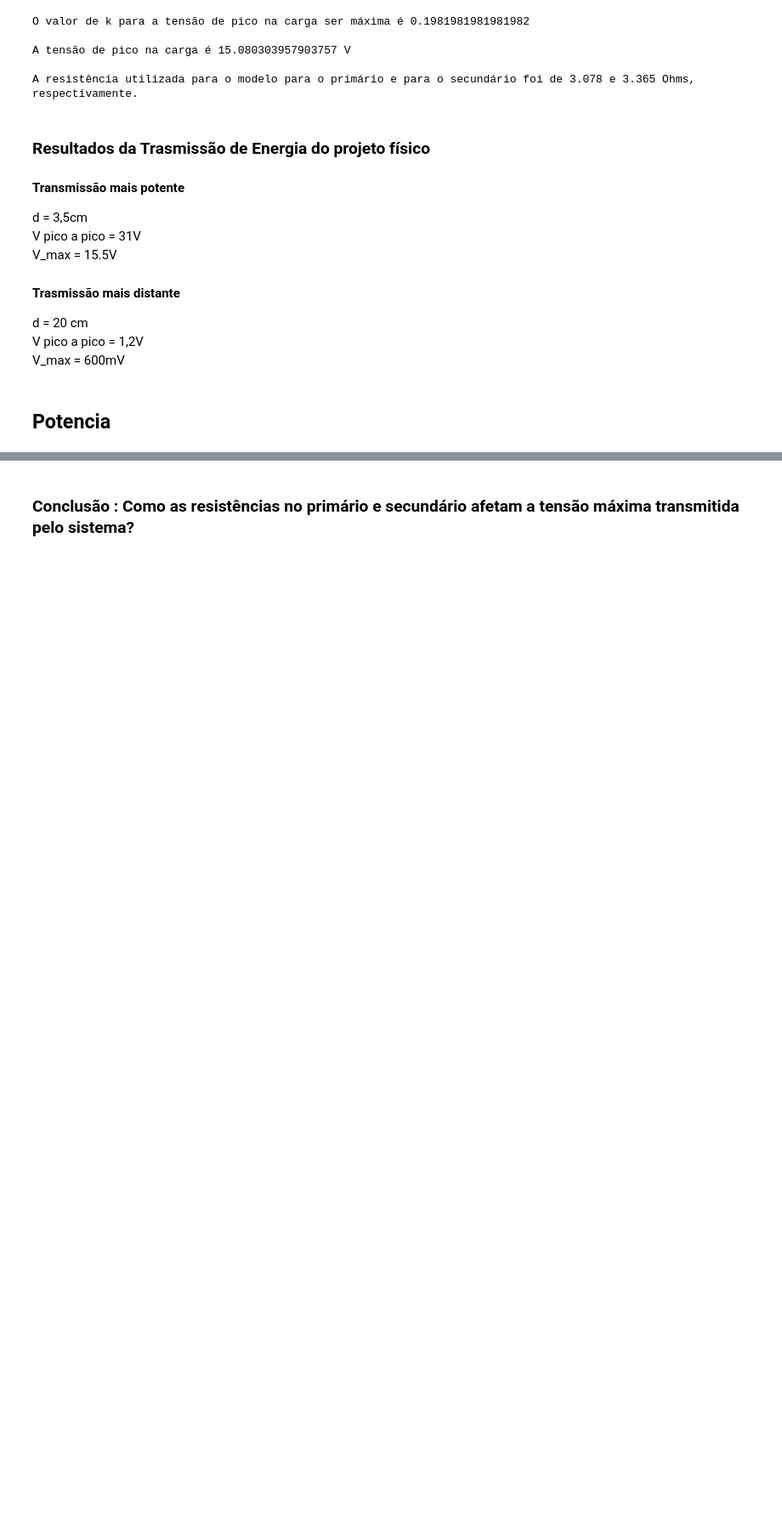
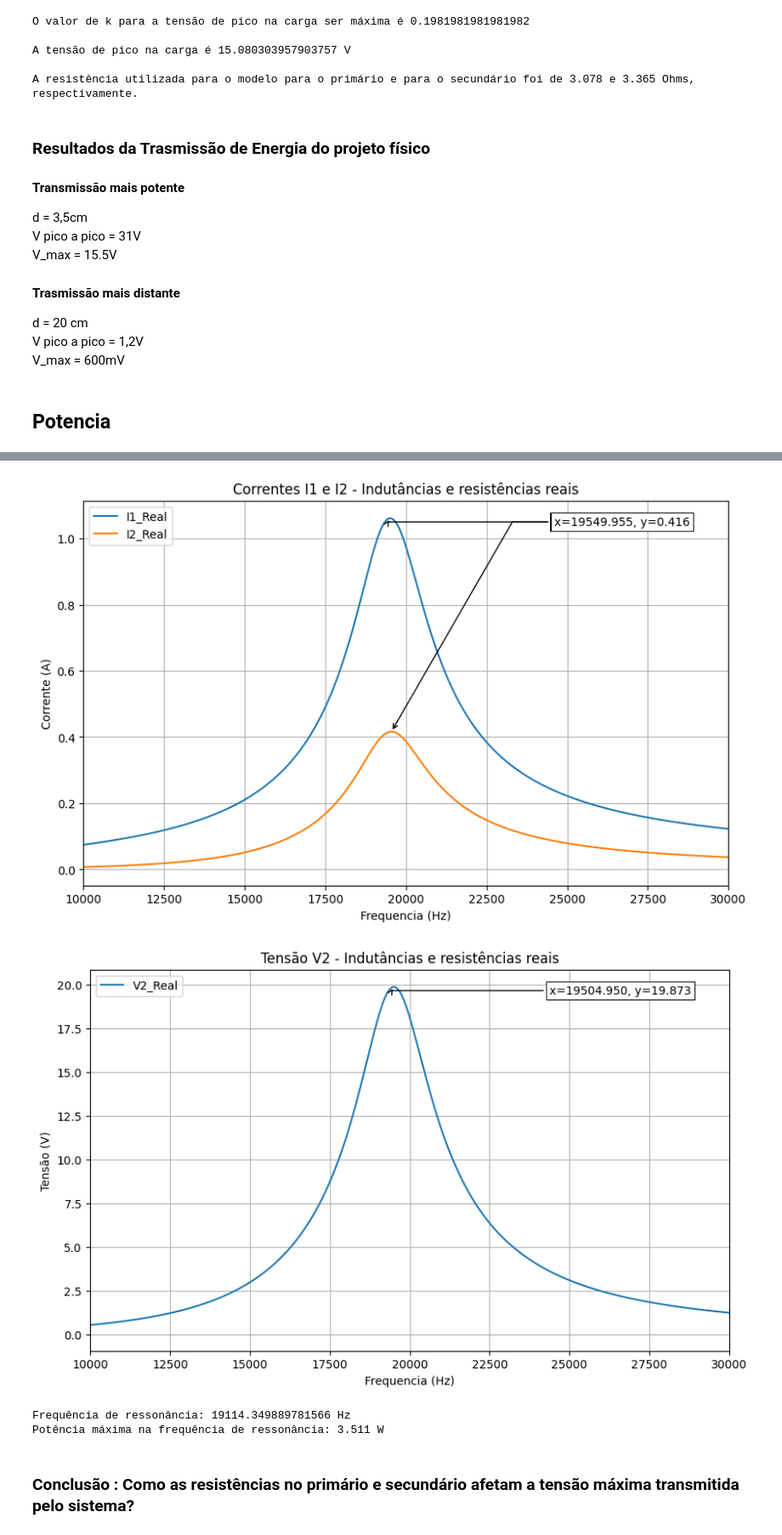
Before and after one commit to gustavoeso/Projeto_mag_2023.2, a Jupyter notebook: projeto.ipynb, the cells around one changed output, grey strips where cells are left out. Shown at 85% size. Saved outputs shown, nothing was run; the diff lists cells and outputs as text; code cells hidden in the pictures; blank space fills up the shorter version.

```diff
--- a/projeto.ipynb
+++ b/projeto.ipynb
@@ -472,3 +441,64 @@ plt.show()
+# %%
+# Parâmetros do circuito
+R1 = 1.620
+R2 = 1.771
+L1 = 0.0004622
+L2 = 0.0004622
+Rc = 100
+K_ideal = 0.1981981981981982
+C = 150e-9
+lista_freq = np.linspace(10000, 100000, 10000)
+
+# Listas para armazenar valores
+lista_i1_2 = []
+lista_i2_2 = []
+lista_v2_2 = []
+
+# Cálculo de I1, I2 e V2 para cada frequência
+for freq in lista_freq:
+    I1_1, I2_1, V2_1 = CalcularTransformador_projeto2(V_entrada, R1, R2, Rc, L1, L2, C, K_ideal, freq)
+    lista_i1_2.append(abs(I1_1))
+    lista_i2_2.append(abs(I2_1))
+    lista_v2_2.append(abs(V2_1))
+
+# Plotagem de I1 e I2
+plt.figure(figsize=(10, 6))
+plt.plot(lista_freq, lista_i1_2, label="I1_Real")
+plt.plot(lista_freq, lista_i2_2, label="I2_Real")
+plt.title('Correntes I1 e I2 - Indutâncias e resistências reais')
+plt.xlabel("Frequencia (Hz)")
+plt.ylabel("Corrente (A)")
+plt.xlim(10000, 30000)
+annot_max(lista_freq, lista_i1_2)
+annot_max(lista_freq, lista_i2_2)
+plt.legend(loc = 'upper left')
+plt.grid(True)
+plt.show()
+
+# Plotagem de V2
+plt.figure(figsize=(10, 6))
+plt.plot(lista_freq, lista_v2_2, label="V2_Real")
+plt.title('Tensão V2 - Indutâncias e resistências reais')
+plt.xlabel("Frequencia (Hz)")
+plt.ylabel("Tensão (V)")
+plt.xlim(10000, 30000)
+annot_max(lista_freq, lista_v2_2)
+plt.legend(loc = 'upper left')
+plt.grid(True)
+plt.show()
+
+# potencia maxima na frequencia de ressonancia
+freq_ressonancia = CalculaFrequenciaRessonancia(L1, C)
+# Encontrar o índice mais próximo da frequência de ressonância
+i = np.argmin(np.abs(lista_freq - freq_ressonancia))
+
+print(f'Frequência de ressonância: {freq_ressonancia.real} Hz')
+print(f'Potência máxima na frequência de ressonância: {lista_v2_2[i]**2 / Rc:.3f} W')
+# %% [output]
+[figure, added]
+[figure, added]
+Frequência de ressonância: 19114.349889781566 Hz
+Potência máxima na frequência de ressonância: 3.511 W
 # %% [markdown]
 ### Conclusão : Como as resistências no primário e secundário afetam a tensão máxima transmitida pelo sistema?
 # %%
```
Also changed, not shown: parts of 2 cells of this notebook.
